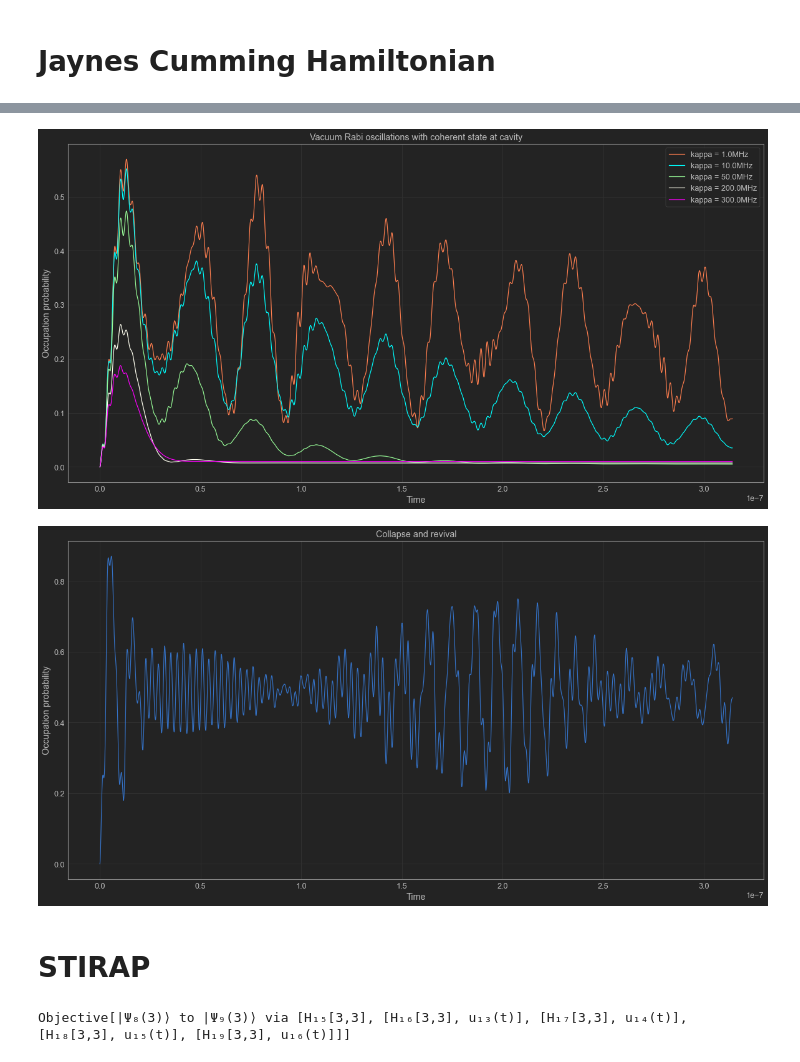
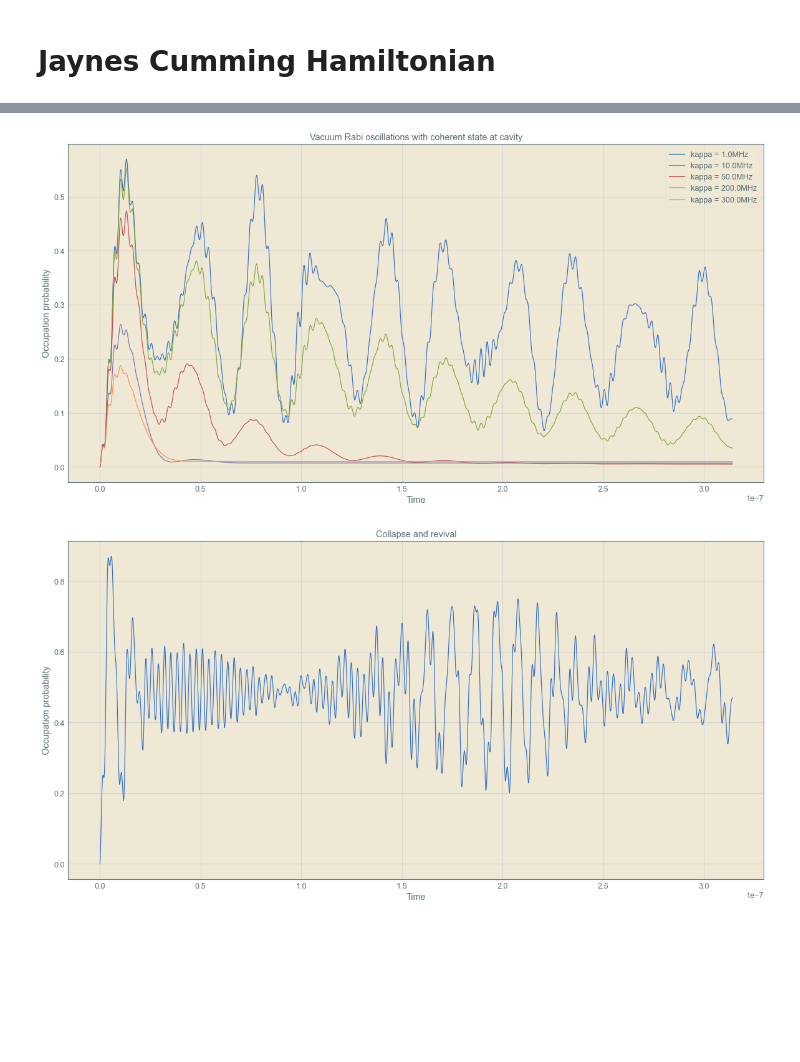
Before and after one commit to mahadevans2432/Quantum-Optics, a Jupyter notebook: Rabi.ipynb, the cells around one changed output, grey strips where cells are left out. Cells and saved outputs as stored; diff of their text form; code cells hidden in the pictures; blank space fills up the shorter version.

```diff
--- a/Rabi.ipynb
+++ b/Rabi.ipynb
@@ -93,7 +74,7 @@ outputs = []
 for i in range(len(kappa)):
     output = jch(N,wc,wa,gamma,Omega,kappa[i])
     outputs.append(output)
-    plt.plot(t, output.expect[1], c=colors[i], label="kappa = "+str(kappa[i]/1e6)+"MHz")
+    plt.plot(t, output.expect[1], label="kappa = "+str(kappa[i]/1e6)+"MHz")
 plt.xlabel('Time')
 plt.ylabel('Occupation probability')
 plt.title('Vacuum Rabi oscillations')
@@ -114,7 +95,7 @@ for i in range(len(outputs)):
             x.append(xf[j])
             y.append(yf[j])
     fft_out.append(yf)
-    plt.plot(x, y, c=colors[i], label="kappa = "+str(kappa[i]/1e6)+"MHz")
+    plt.plot(x, y, label="kappa = "+str(kappa[i]/1e6)+"MHz")
 plt.xlabel('Frequency')
 plt.ylabel('Amplitude')
 plt.title('Fourier transform')
@@ -142,15 +123,15 @@ def jch_coh(N,wc,wa,gamma,Omega,kappa,cyc=10,al=1):
 # %%
 for i in range(len(kappa)):
     output = jch_coh(N,wc,wa,gamma,Omega,kappa[i])
-    plt.plot(t, output.expect[1], c=colors[i], label="kappa = "+str(kappa[i]/1e6)+"MHz")
+    plt.plot(t, output.expect[1], label="kappa = "+str(kappa[i]/1e6)+"MHz")
 plt.xlabel('Time')
 plt.ylabel('Occupation probability')
 plt.title('Vacuum Rabi oscillations with coherent state at cavity')
 plt.gcf().set_size_inches(20,10)
 plt.legend()
 plt.show()
 # %% [output]
-[figure, old version]
+[figure, new version]
 # %%
 #Collapse and revival
 output = jch_coh(N,wc,wa,1e3,Omega,1e3,10,3)
@@ -162,6 +143,4 @@ plt.gcf().set_size_inches(20,10)
 plt.axis()
 plt.show()
 # %% [output]
-[figure, old version]
+[figure, new version]
-# %% [markdown]
-# STIRAP
@@ -213,11 +146,0 @@ H = hamiltonian()
-# %%
-ket1 = qutip.Qobj(np.array([1.0, 0.0, 0.0]))
-ket2 = qutip.Qobj(np.array([0.0, 1.0, 0.0]))
-ket3 = qutip.Qobj(np.array([0.0, 0.0, 1.0]))
-def rwa_target_state(ket3, E2=10.0, omega_S=4.5, T=5):
-    return np.exp(1j * (E2 - omega_S) * T) * ket3
-psi_target = rwa_target_state(ket3)
-objective = krotov.Objective(initial_state=ket1, target=psi_target, H=H)
-objective
-# %% [output]
-Objective[|Ψ₈(3)⟩ to |Ψ₉(3)⟩ via [H₁₅[3,3], [H₁₆[3,3], u₁₃(t)], [H₁₇[3,3], u₁₄(t)], [H₁₈[3,3], u₁₅(t)], [H₁₉[3,3], u₁₆(t)]]]
```
Also changed, not shown: parts of 21 cells of this notebook, 2 other files.
